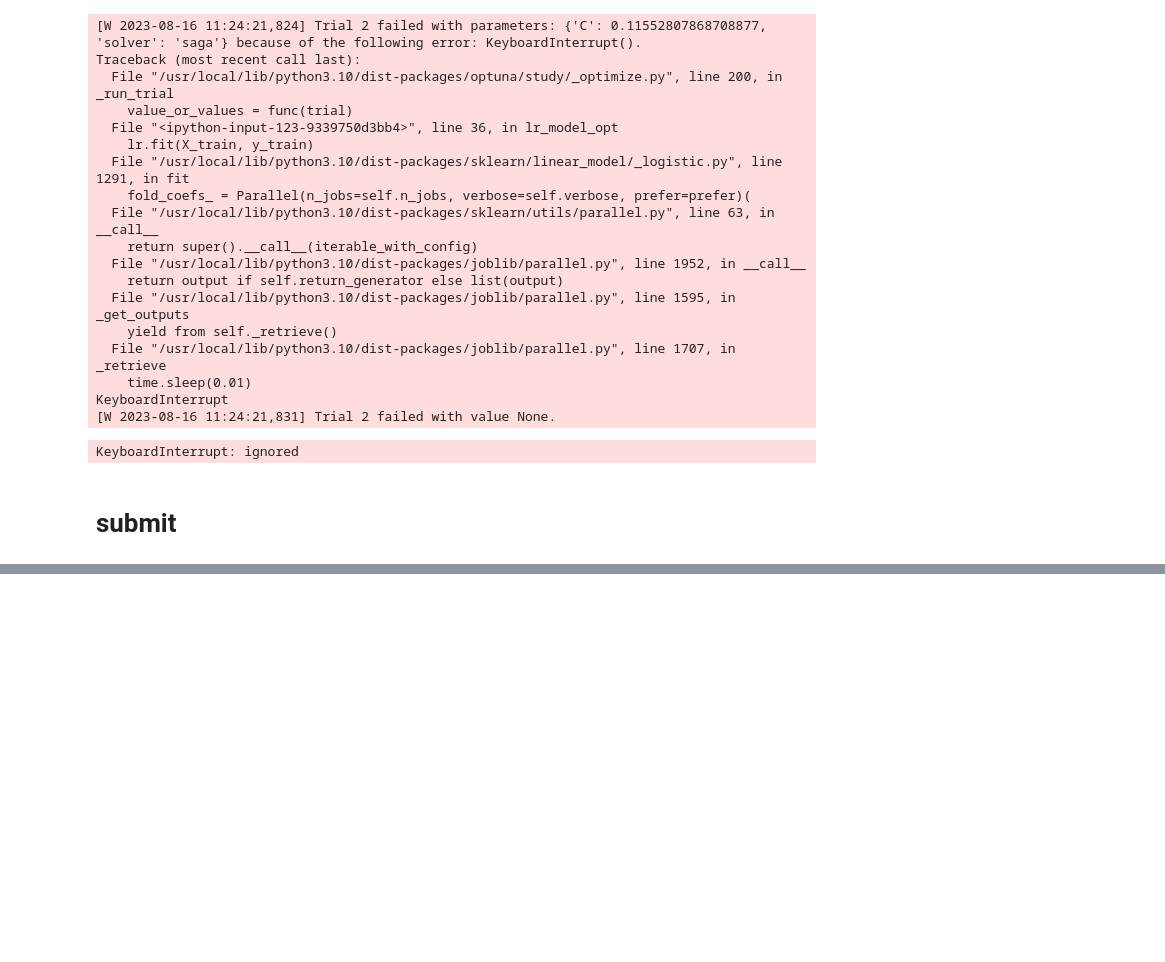
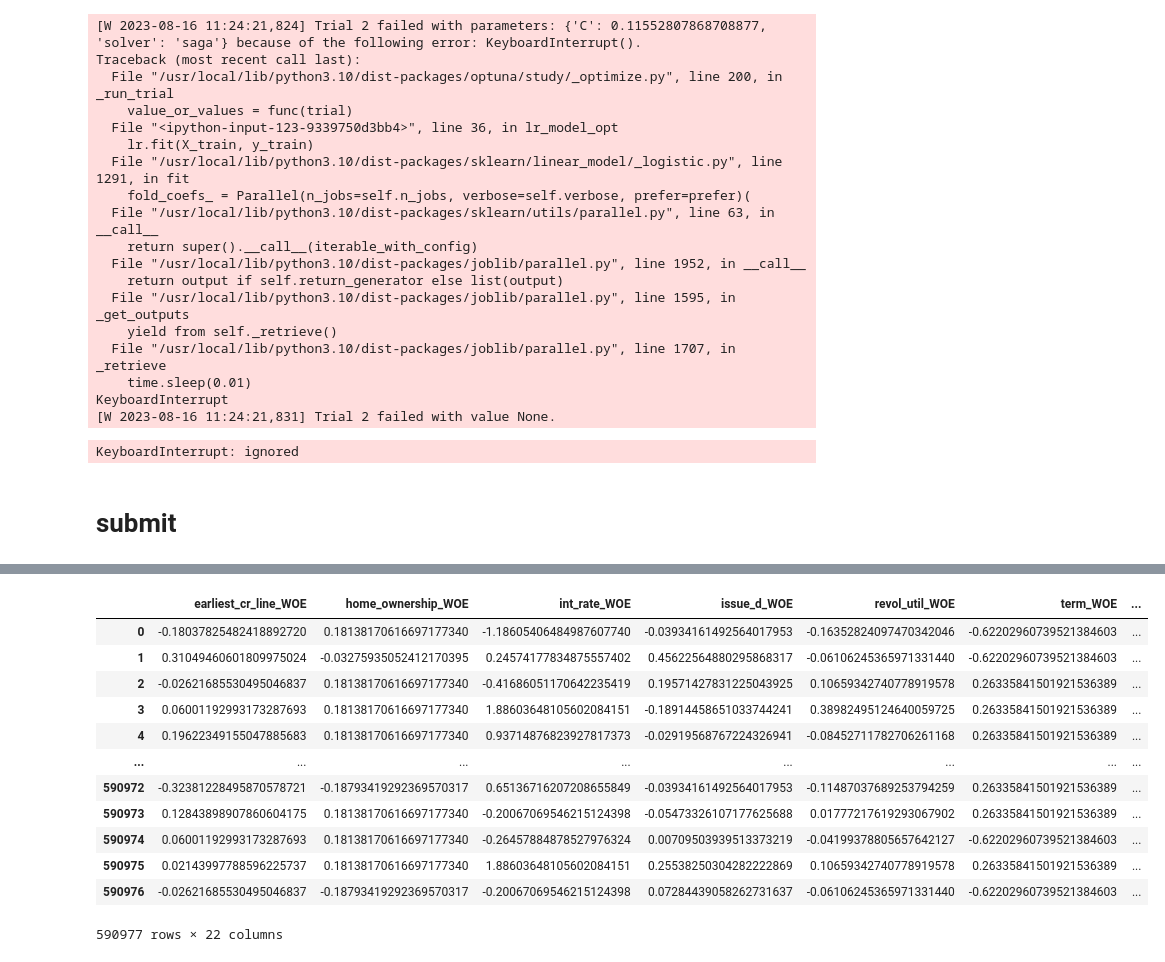
Before and after one commit to vladislavlisin/cft, a Jupyter notebook: cft.ipynb, the cells around one changed output, grey strips where cells are left out. Drawn from its saved outputs; the diff is of its cells as text; code cells hidden in the pictures; blank space fills up the shorter version.

```diff
--- a/cft.ipynb
+++ b/cft.ipynb
@@ -2223,0 +2788,2 @@ answer
+# %%
+proc_to_sumbit_data, _ = process_f(to_sumbit_data, y=None, iv_value=0.02, train_flag=False, woe_list=woe_list)
@@ -2223,0 +2808,16 @@ answer
+# %%
+proc_to_sumbit_data
+# %% [output]
+|  | earliest_cr_line_WOE | home_ownership_WOE | int_rate_WOE | issue_d_WOE | revol_util_WOE | term_WOE | ... |
+| 0 | -0.18037825482418892720 | 0.18138170616697177340 | -1.18605406484987607740 | -0.03934161492564017953 | -0.16352824097470342046 | -0.62202960739521384603 | ... |
+| 1 | 0.31049460601809975024 | -0.03275935052412170395 | 0.24574177834875557402 | 0.45622564880295868317 | -0.06106245365971331440 | -0.62202960739521384603 | ... |
+| 2 | -0.02621685530495046837 | 0.18138170616697177340 | -0.41686051170642235419 | 0.19571427831225043925 | 0.10659342740778919578 | 0.26335841501921536389 | ... |
+| 3 | 0.06001192993173287693 | 0.18138170616697177340 | 1.88603648105602084151 | -0.18914458651033744241 | 0.38982495124640059725 | 0.26335841501921536389 | ... |
+| 4 | 0.19622349155047885683 | 0.18138170616697177340 | 0.93714876823927817373 | -0.02919568767224326941 | -0.08452711782706261168 | 0.26335841501921536389 | ... |
+| ... | ... | ... | ... | ... | ... | ... | ... |
+| 590972 | -0.32381228495870578721 | -0.18793419292369570317 | 0.65136716207208655849 | -0.03934161492564017953 | -0.11487037689253794259 | 0.26335841501921536389 | ... |
+| 590973 | 0.12843898907860604175 | 0.18138170616697177340 | -0.20067069546215124398 | -0.05473326107177625688 | 0.01777217619293067902 | 0.26335841501921536389 | ... |
+| 590974 | 0.06001192993173287693 | 0.18138170616697177340 | -0.26457884878527976324 | 0.00709503939513373219 | -0.04199378805657642127 | -0.62202960739521384603 | ... |
+| 590975 | 0.02143997788596225737 | 0.18138170616697177340 | 1.88603648105602084151 | 0.25538250304282222869 | 0.10659342740778919578 | 0.26335841501921536389 | ... |
+| 590976 | -0.02621685530495046837 | -0.18793419292369570317 | -0.20067069546215124398 | 0.07284439058262731637 | -0.06106245365971331440 | -0.62202960739521384603 | ... |
+590977 rows × 22 columns
```
Also changed, not shown: parts of 35 cells of this notebook.
